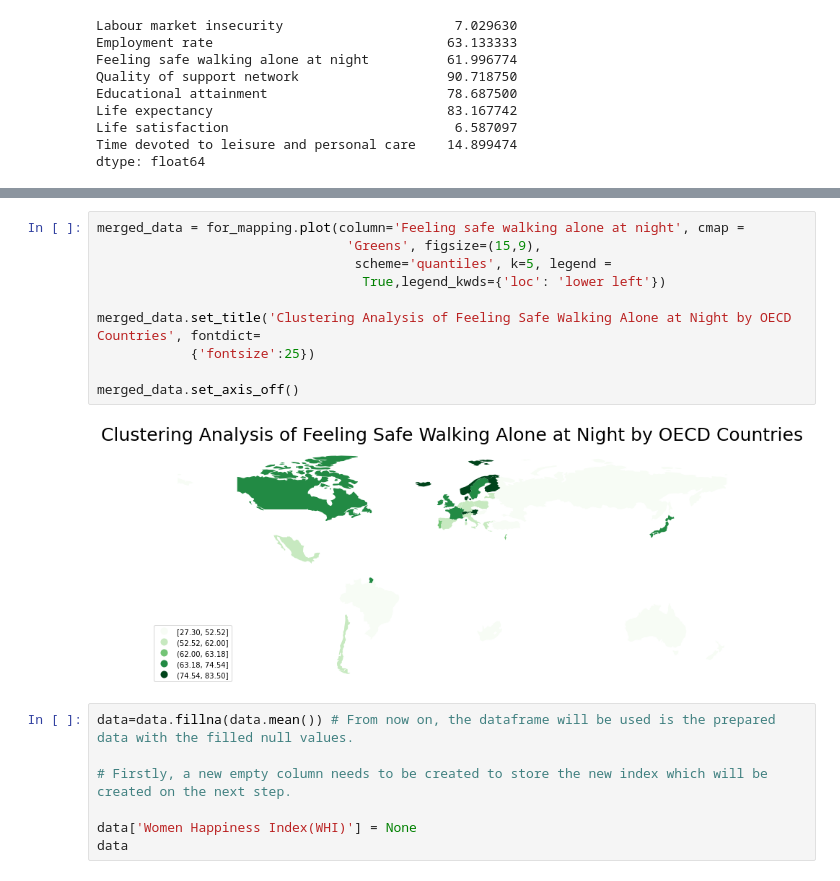
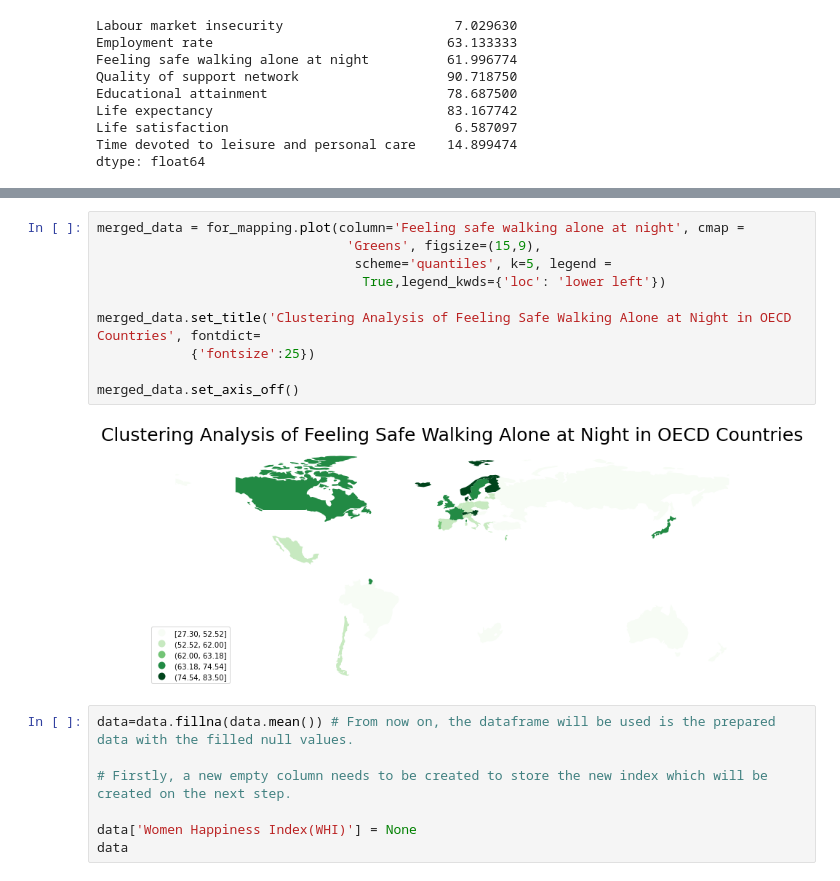
Before and after one commit to niliokur/niliokur_analysis, a Jupyter notebook: Project 1_Women Happiness Index(WHI) Analysis in OECD Countries by Python/Women Happiness Index(WHI) Analysis in OECD Countries by Python .ipynb, the cells around one changed output, grey strips where cells are left out. Saved outputs shown, nothing was run; the diff lists cells and outputs as text.

```diff
--- a/Project 1_Women Happiness Index(WHI) Analysis in OECD Countries by Python/Women Happiness Index(WHI) Analysis in OECD Countries by Python .ipynb
+++ b/Project 1_Women Happiness Index(WHI) Analysis in OECD Countries by Python/Women Happiness Index(WHI) Analysis in OECD Countries by Python .ipynb
@@ -137,15 +137,15 @@ merged_data.set_axis_off()
 # %%
 merged_data = for_mapping.plot(column='Feeling safe walking alone at night', cmap =
                                 'Greens', figsize=(15,9),
                                  scheme='quantiles', k=5, legend =
                                   True,legend_kwds={'loc': 'lower left'})
 
-merged_data.set_title('Clustering Analysis of Feeling Safe Walking Alone at Night by OECD Countries', fontdict=
+merged_data.set_title('Clustering Analysis of Feeling Safe Walking Alone at Night in OECD Countries', fontdict=
             {'fontsize':25})
 
 merged_data.set_axis_off()
 # %% [output]
-[figure, old version]
+[figure, new version]
 # %%
 data=data.fillna(data.mean()) # From now on, the dataframe will be used is the prepared data with the filled null values.
 
```
Also changed, not shown: parts of 1 cell of this notebook.
